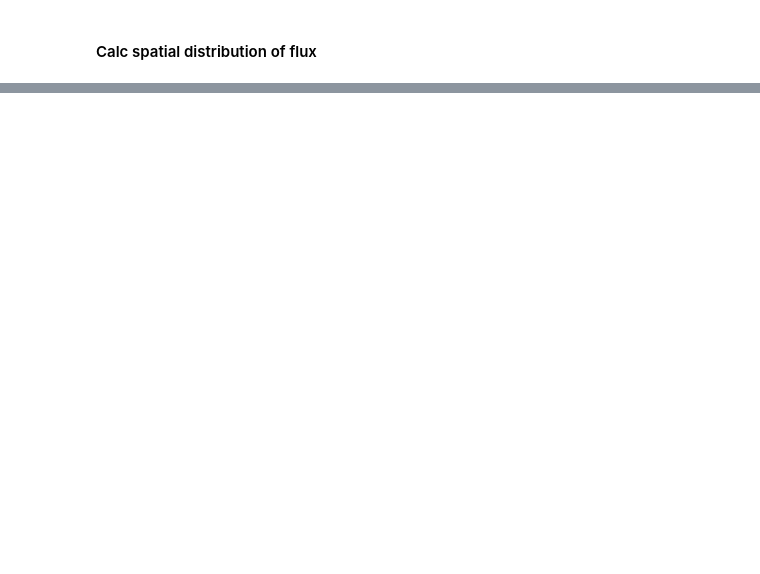
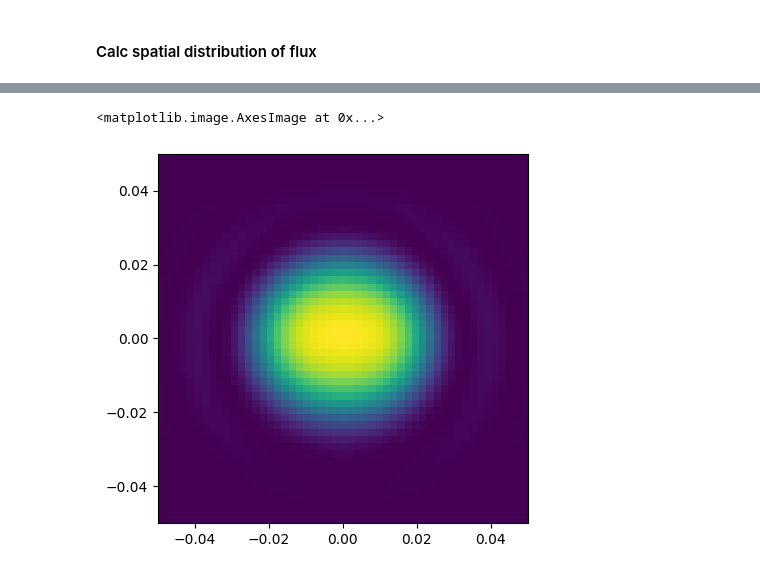
Before and after one commit to lnls-ids/spectrainterface, a Jupyter notebook: tutorial_spectra_interface.ipynb, the cells around one changed output, grey strips where cells are left out. Saved outputs shown, nothing was run; the diff lists cells and outputs as text; code cells hidden in the pictures; blank space fills up the shorter version.

```diff
--- a/tutorial_spectra_interface.ipynb
+++ b/tutorial_spectra_interface.ipynb
@@ -111,0 +142,9 @@ plt.imshow(flux, extent=[x[0], x[-1], y[0], y[-1]])
+# %%
+# Example of ressonant beam
+spectra.calc_flux.target_energy = 5904
+spectra.calc_flux.set_config()
+spectra.calc_flux.run_calculation()
+flux2 = spectra.calc_flux.output_data[0, :]
+flux2 = np.reshape(flux2, (len(x), len(y)))
+plt.imshow(flux2, extent=[x[0], x[-1], y[0], y[-1]])
+# %% [output]
@@ -111,0 +152,2 @@ plt.imshow(flux, extent=[x[0], x[-1], y[0], y[-1]])
+<matplotlib.image.AxesImage at 0x...>
+[figure, added]
```
Also changed, not shown: parts of 9 cells of this notebook.
